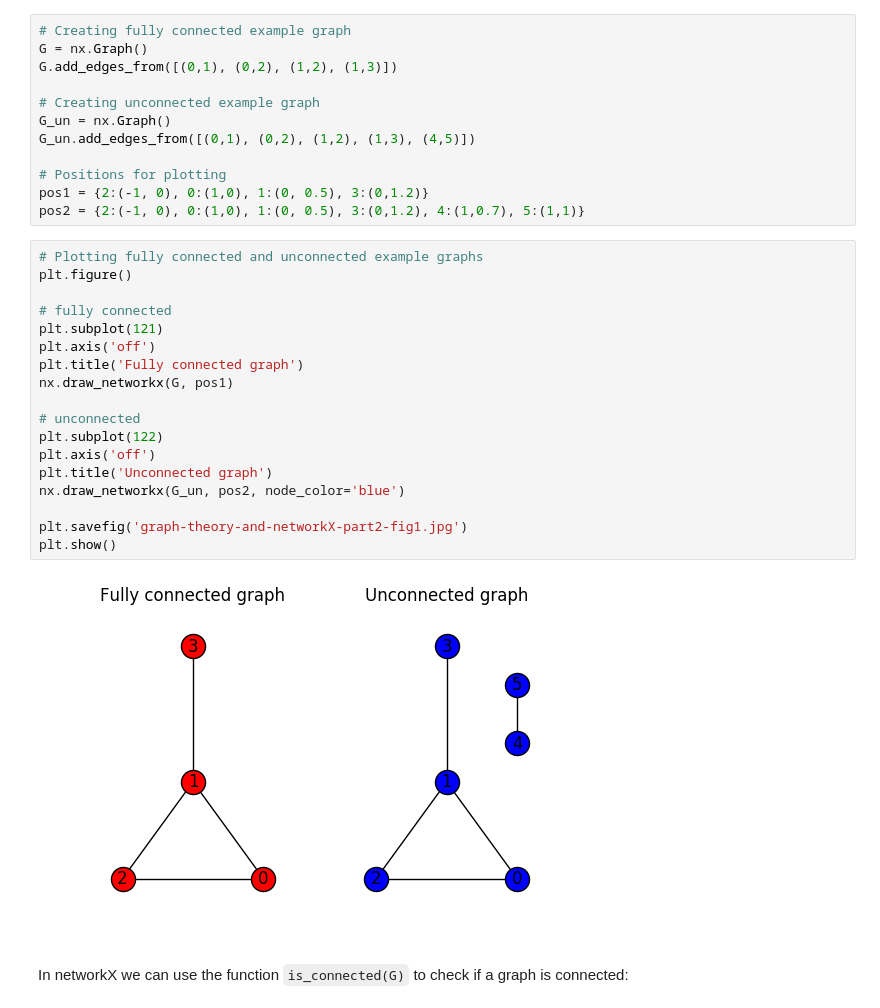
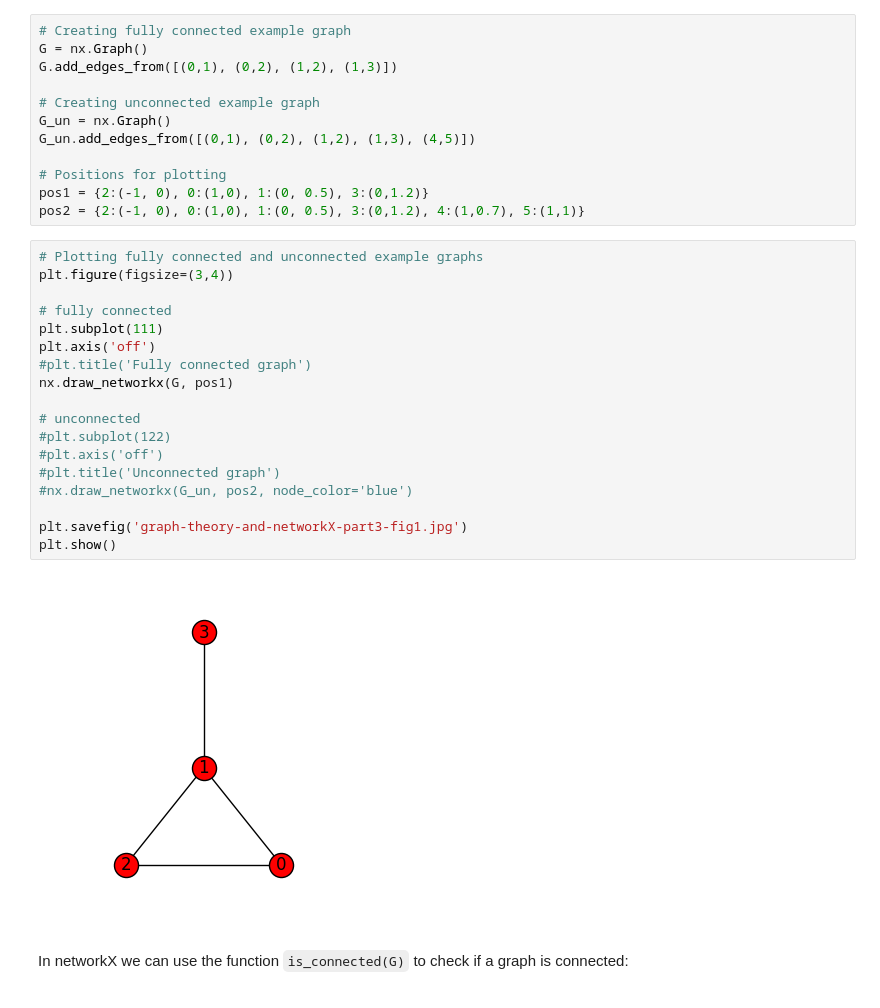
Before and after one commit to walkenho/tales-of-1001-data, a Jupyter notebook: graph-theory/GraphTheoryAndNetworkX-Part2.ipynb, the cells around one changed output. Saved outputs shown, nothing was run; the diff lists cells and outputs as text.

```diff
--- a/graph-theory/GraphTheoryAndNetworkX-Part2.ipynb
+++ b/graph-theory/GraphTheoryAndNetworkX-Part2.ipynb
@@ -25,24 +25,24 @@ pos1 = {2:(-1, 0), 0:(1,0), 1:(0, 0.5), 3:(0,1.2)}
 pos2 = {2:(-1, 0), 0:(1,0), 1:(0, 0.5), 3:(0,1.2), 4:(1,0.7), 5:(1,1)}
 # %%
 # Plotting fully connected and unconnected example graphs
-plt.figure()
+plt.figure(figsize=(3,4))
 
 # fully connected
-plt.subplot(121)
+plt.subplot(111)
 plt.axis('off')
-plt.title('Fully connected graph')
+#plt.title('Fully connected graph')
 nx.draw_networkx(G, pos1)
 
 # unconnected
-plt.subplot(122)
-plt.axis('off')
-plt.title('Unconnected graph')
-nx.draw_networkx(G_un, pos2, node_color='blue')
+#plt.subplot(122)
+#plt.axis('off')
+#plt.title('Unconnected graph')
+#nx.draw_networkx(G_un, pos2, node_color='blue')
 
-plt.savefig('graph-theory-and-networkX-part2-fig1.jpg')
+plt.savefig('graph-theory-and-networkX-part3-fig1.jpg')
 plt.show()
 # %% [output]
-[figure, old version]
+[figure, new version]
 # %% [markdown]
 In networkX we can use the function `is_connected(G)` to check if a graph is connected:
 # %%
```
Also changed, not shown: 2 other files.
